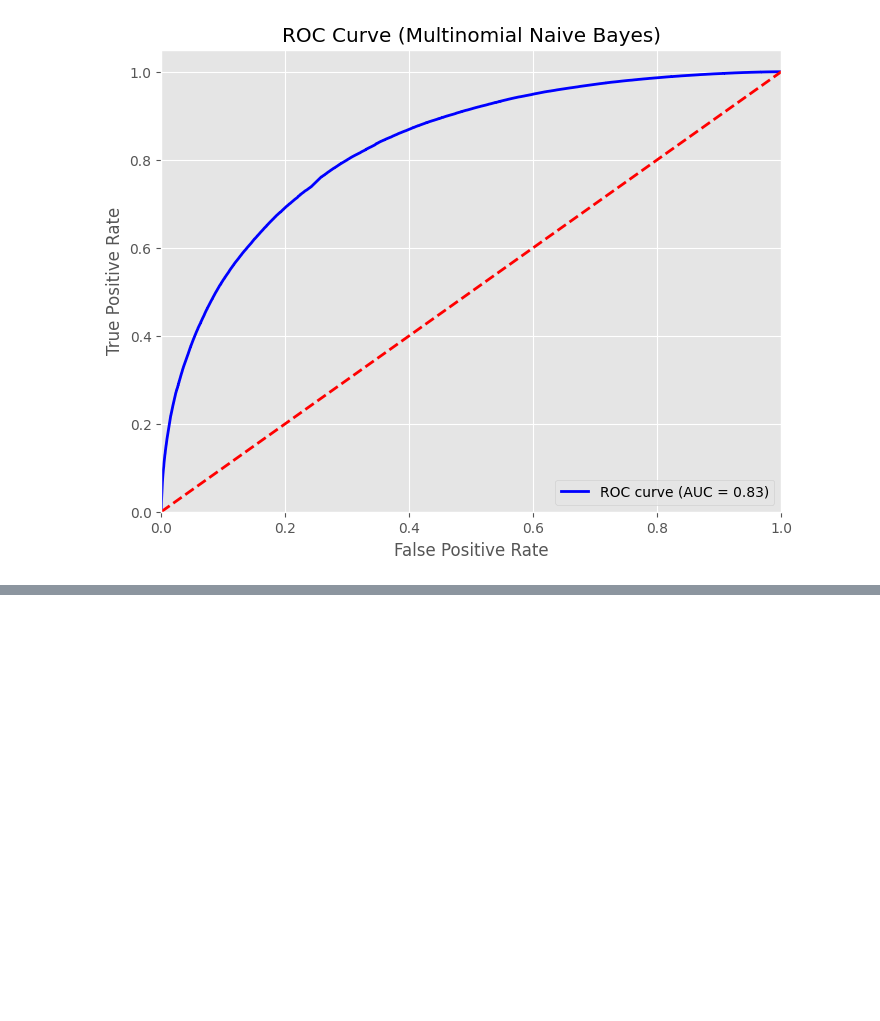
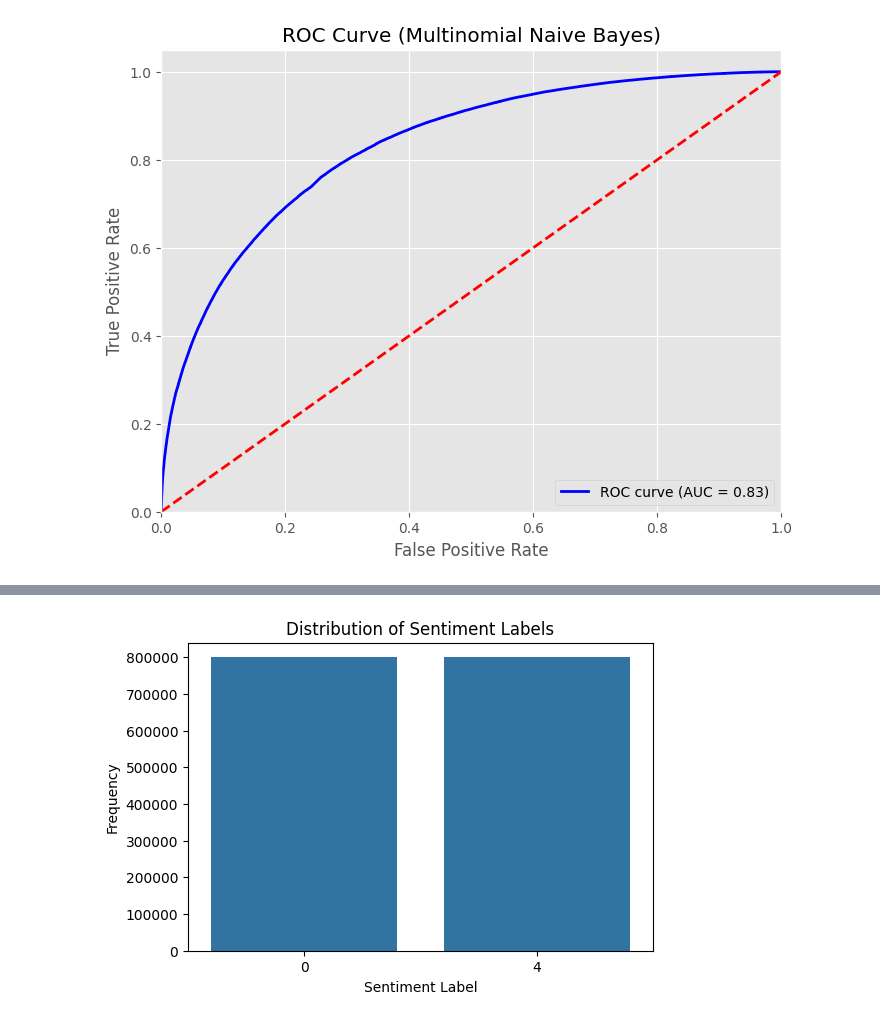
Before and after one commit to Akshat-1729/ost_sppech_proj, a Jupyter notebook: sppechimage.ipynb, the cells around one changed output, grey strips where cells are left out. Cells and saved outputs as stored; diff of their text form; code cells hidden in the pictures; blank space fills up the shorter version.

```diff
--- a/sppechimage.ipynb
+++ b/sppechimage.ipynb
@@ -728,0 +742,4 @@ plt.show()
+# %%
+# Load the dataset
+data = pd.read_csv('C:/Users/Asus/Downloads/training.1600000.processed.noemoticon.csv', encoding="ISO-8859-1", engine="python")
+data.columns = ["label", "time", "date", "query", "username", "text"]
@@ -728,0 +843,10 @@ plt.show()
+# %%
+# Plot distribution of sentiment labels in the dataset
+plt.figure(figsize=(6, 4))
+sns.countplot(x='label', data=data)
+plt.title('Distribution of Sentiment Labels')
+plt.xlabel('Sentiment Label')
+plt.ylabel('Frequency')
+plt.show()
+# %% [output]
+[figure, added]
```
Also changed, not shown: parts of 14 cells of this notebook.
